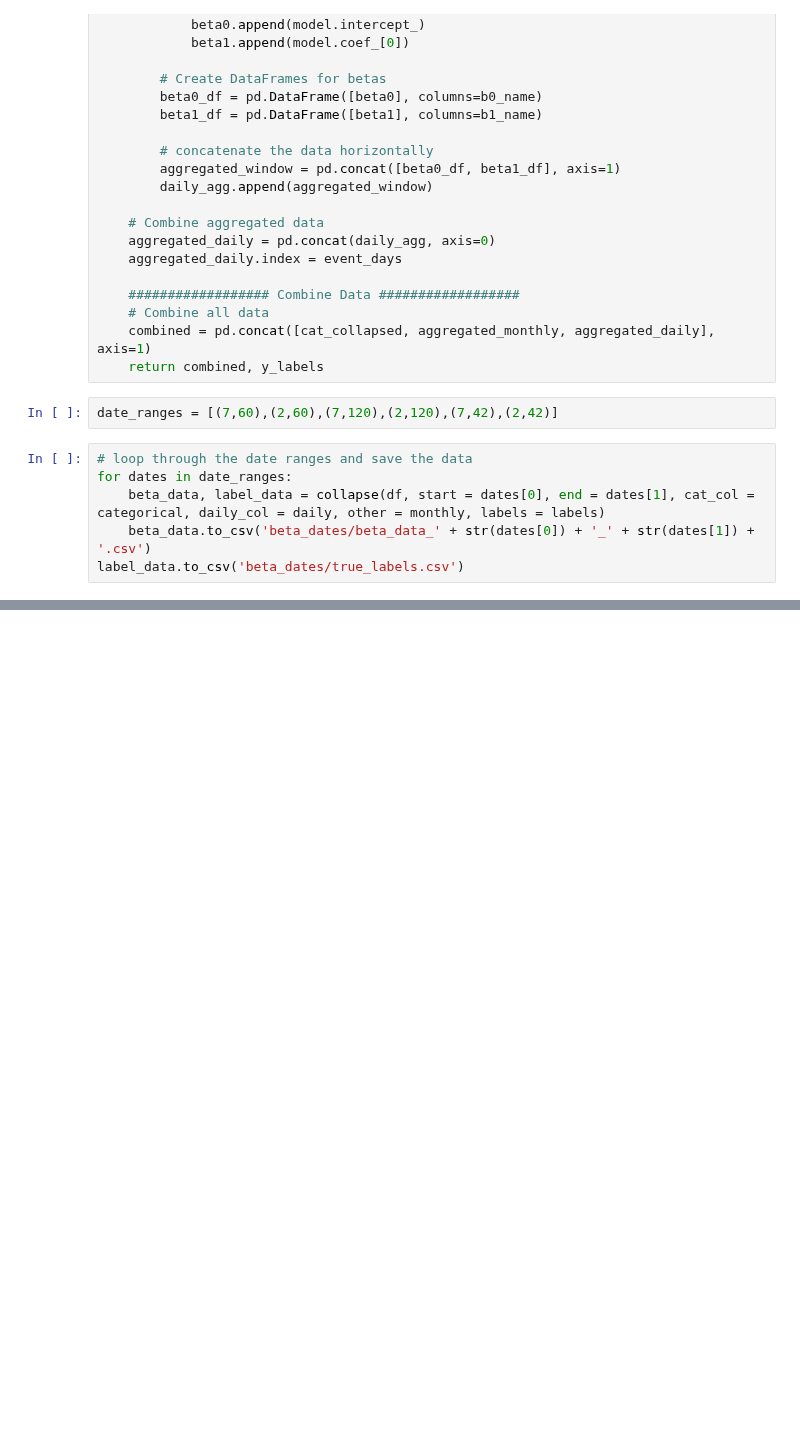
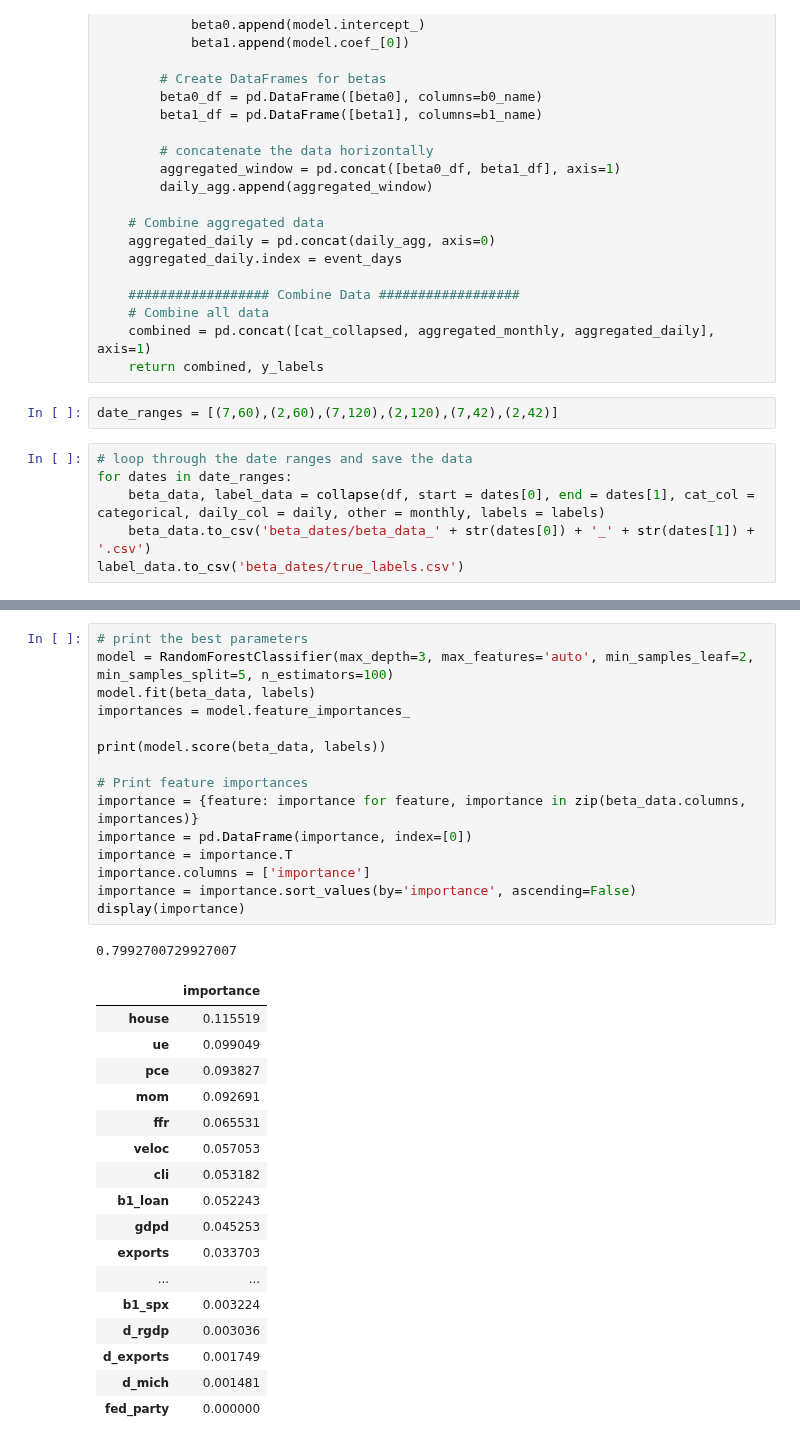
Before and after one commit to elmella/how-interest-ing, a Jupyter notebook: sam_version.ipynb, the cells around one changed output, grey strips where cells are left out. Saved outputs shown, nothing was run; the diff lists cells and outputs as text; blank space fills up the shorter version.

Commit message:
added feature importance

```diff
--- a/sam_version.ipynb
+++ b/sam_version.ipynb
@@ -196,0 +191,34 @@ Accuracy: 0.49 (+/- 0.27)
+# %%
+# print the best parameters
+model = RandomForestClassifier(max_depth=3, max_features='auto', min_samples_leaf=2, min_samples_split=5, n_estimators=100)
+model.fit(beta_data, labels)
+importances = model.feature_importances_
+
+print(model.score(beta_data, labels))
+
+# Print feature importances
+importance = {feature: importance for feature, importance in zip(beta_data.columns, importances)}
+importance = pd.DataFrame(importance, index=[0])
+importance = importance.T
+importance.columns = ['importance']
+importance = importance.sort_values(by='importance', ascending=False)
+display(importance)
+# %% [output]
+0.7992700729927007
+|  | importance |
+| house | 0.115519 |
+| ue | 0.099049 |
+| pce | 0.093827 |
+| mom | 0.092691 |
+| ffr | 0.065531 |
+| veloc | 0.057053 |
+| cli | 0.053182 |
+| b1_loan | 0.052243 |
+| gdpd | 0.045253 |
+| exports | 0.033703 |
+| ... | ... |
+| b1_spx | 0.003224 |
+| d_rgdp | 0.003036 |
+| d_exports | 0.001749 |
+| d_mich | 0.001481 |
+| fed_party | 0.000000 |
```
Also changed, not shown: parts of 2 cells of this notebook, 6 other files.
